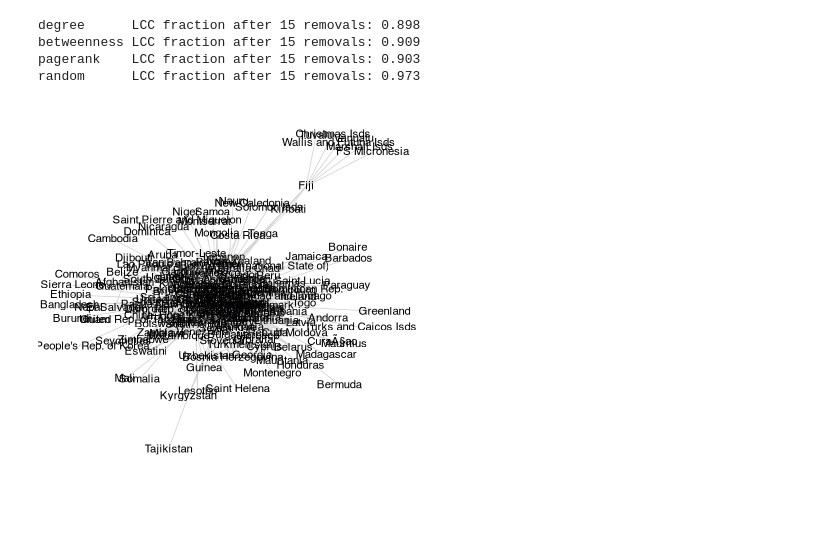
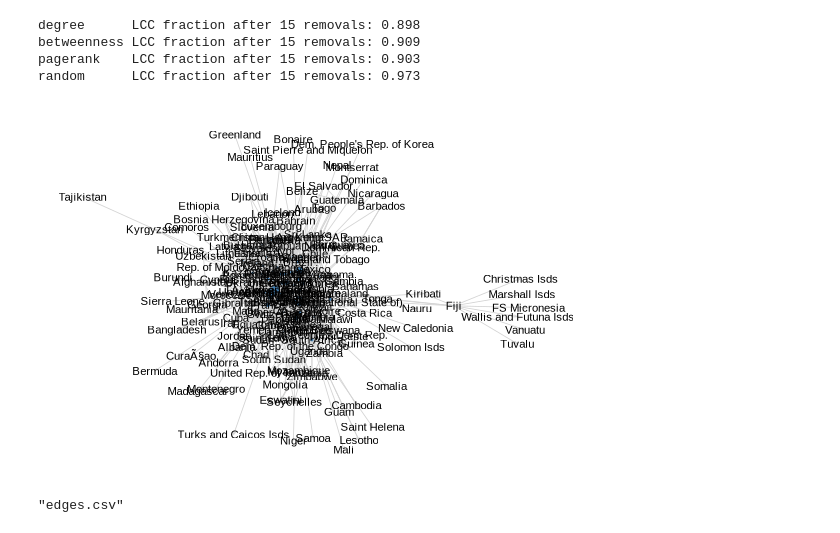
Before and after one commit to vlazo1214/oil-production-network-analysis, a Jupyter notebook: CAP_julia.ipynb, the cells around one changed output. Cells and saved outputs as stored; diff of their text form; code cells hidden in the pictures.

Commit message:
added code to get edges.csv

```diff
--- a/CAP_julia.ipynb
+++ b/CAP_julia.ipynb
@@ -195,7 +197,9 @@ end
 # %% [output]
 build_trade_network
 # %%
-crude = CSV.read("clean_data/crude_2021.csv",DataFrame)
+# change this variable to point to the folder containing the data
+DATA_FOLDER = "data/clean_data"
+crude = CSV.read("$(DATA_FOLDER)/crude_2021.csv",DataFrame)
 
 # ---------------- Examples ----------------
 
@@ -580,17 +584,35 @@ betweenness LCC fraction after 15 removals: 0.909
 pagerank    LCC fraction after 15 removals: 0.903
 random      LCC fraction after 15 removals: 0.973
 # %%
+# import Pkg; Pkg.add("Compose")
 using GraphPlot, Cairo, Compose, Colors
 
-g = net.graph
+g = net_dv.graph
 topo = _topology(g)                 # plain graph, avoids weighted-graph quirks
 
 gplot(topo,
-      nodelabel = net.labels,
+      nodelabel = net_dv.labels,
       nodesize  = degree(topo) .+ 1,       # bigger = more connections
       NODESIZE  = 0.02,
       NODELABELSIZE = 3,
       nodefillc = colorant"steelblue",
       arrowlengthfrac = is_directed(topo) ? 0.02 : 0.0)
 # %% [output]
-[figure, old version]
+[figure, new version]
+# %%
+# convert graph into nodes and edges csv
+using DataFrames, Graphs
+
+# Extract edges and build DataFrame directly
+edg = Graphs.edges(net_dv.graph)
+
+edge_df = DataFrame(
+    Source = [Graphs.src(e) for e in edg],
+    Destination = [Graphs.dst(e) for e in edg]
+)
+
+# Export to CSV
+using CSV
+CSV.write("edges.csv", edge_df)
+# %% [output]
+"edges.csv"
```
Also changed, not shown: parts of 3 cells of this notebook, 1 other file.
